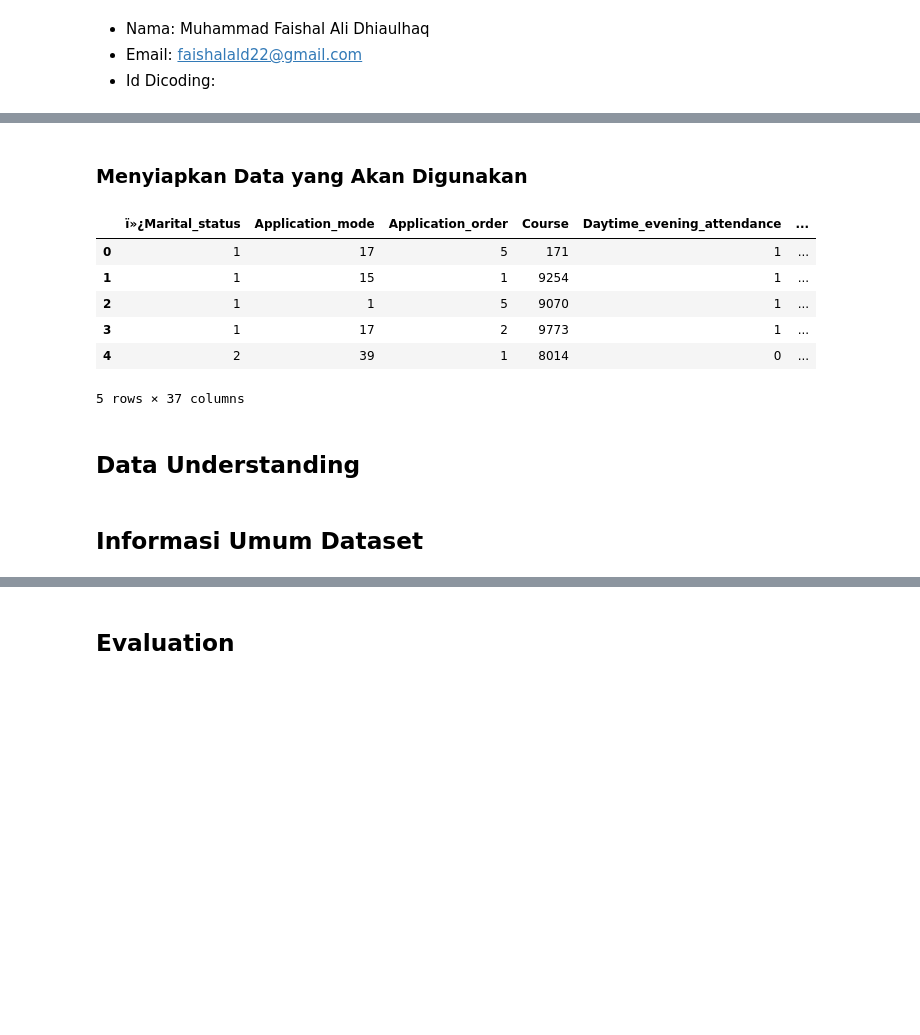
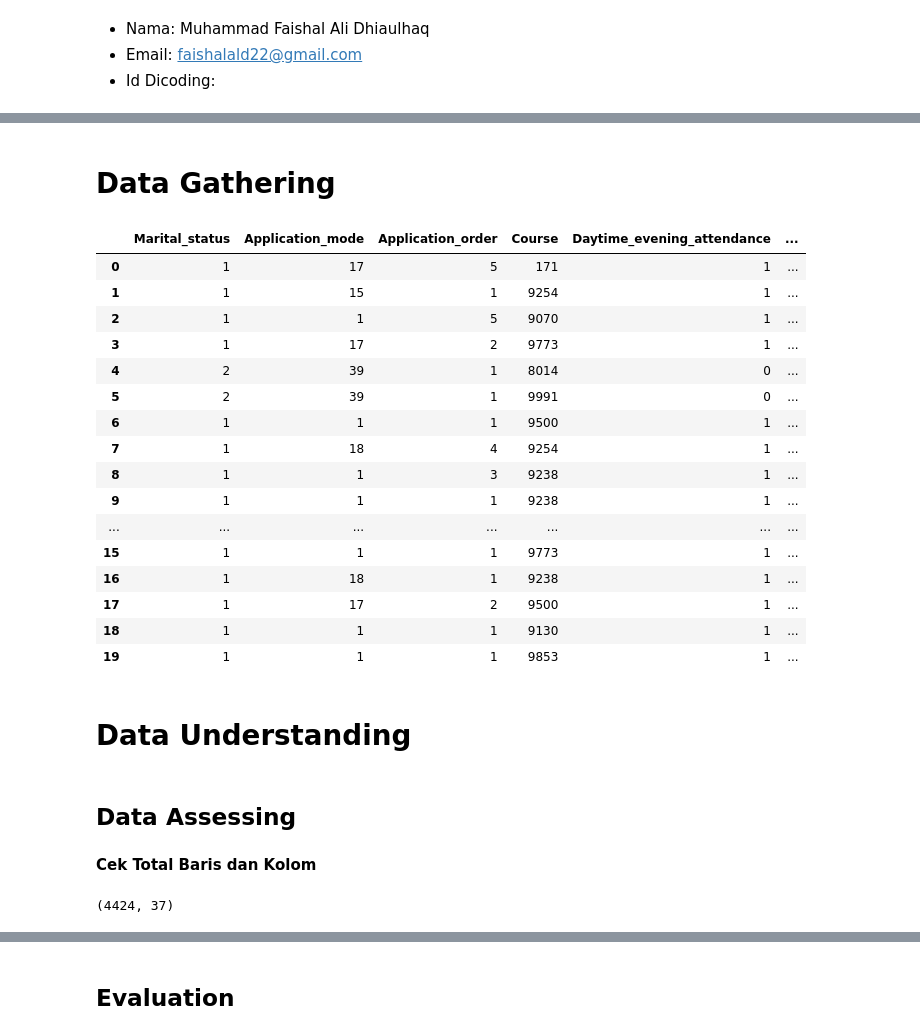
Before and after one commit to ishala/penerapan-data-science, a Jupyter notebook: notebook.ipynb, the cells around one changed output, grey strips where cells are left out. Cells and saved outputs as stored; diff of their text form; code cells hidden in the pictures; blank space fills up the shorter version.

```diff
--- a/notebook.ipynb
+++ b/notebook.ipynb
@@ -13,2 +10,0 @@ import pandas as pd
-# %% [markdown]
-### Menyiapkan Data yang Akan Digunakan
@@ -15,18 +20,48 @@ import pandas as pd
+# %%
+# Tampilkan semua kolom
+pd.set_option('display.max_columns', None)
+
+# Tampilkan semua baris (opsional, jika ingin)
+pd.set_option('display.max_rows', None)
+
+# Atur lebar kolom agar tidak terpotong (opsional)
+pd.set_option('display.width', 0)
+
+# Hindari pemotongan isi kolom
+pd.set_option('display.max_colwidth', None)
+# %% [markdown]
+# Data Gathering
 # %%
-DATA_PATH = 'data/data.csv'
+DATA_PATH = 'data'
 
-df = pd.read_csv(DATA_PATH, encoding='windows-1252', sep=';')
+df = pd.read_csv(f'{DATA_PATH}/data.csv', encoding='utf-8-sig', sep=';')
 # %%
-df.head()
+df.head(20)
 # %% [output]
-|  | ï»¿Marital_status | Application_mode | Application_order | Course | Daytime_evening_attendance | ... |
+|  | Marital_status | Application_mode | Application_order | Course | Daytime_evening_attendance | ... |
 | 0 | 1 | 17 | 5 | 171 | 1 | ... |
 | 1 | 1 | 15 | 1 | 9254 | 1 | ... |
 | 2 | 1 | 1 | 5 | 9070 | 1 | ... |
 | 3 | 1 | 17 | 2 | 9773 | 1 | ... |
 | 4 | 2 | 39 | 1 | 8014 | 0 | ... |
+| 5 | 2 | 39 | 1 | 9991 | 0 | ... |
+| 6 | 1 | 1 | 1 | 9500 | 1 | ... |
+| 7 | 1 | 18 | 4 | 9254 | 1 | ... |
+| 8 | 1 | 1 | 3 | 9238 | 1 | ... |
+| 9 | 1 | 1 | 1 | 9238 | 1 | ... |
+| ... | ... | ... | ... | ... | ... | ... |
+| 15 | 1 | 1 | 1 | 9773 | 1 | ... |
+| 16 | 1 | 18 | 1 | 9238 | 1 | ... |
+| 17 | 1 | 17 | 2 | 9500 | 1 | ... |
+| 18 | 1 | 1 | 1 | 9130 | 1 | ... |
+| 19 | 1 | 1 | 1 | 9853 | 1 | ... |
-5 rows × 37 columns
 # %% [markdown]
-## Data Understanding
+# Data Understanding
-# %% [markdown]
-## Informasi Umum Dataset
+# %% [markdown]
+## Data Assessing
+# %% [markdown]
+**Cek Total Baris dan Kolom**
+# %%
+df.shape
+# %% [output]
+(4424, 37)
```
Also changed, not shown: parts of 72 cells of this notebook.
